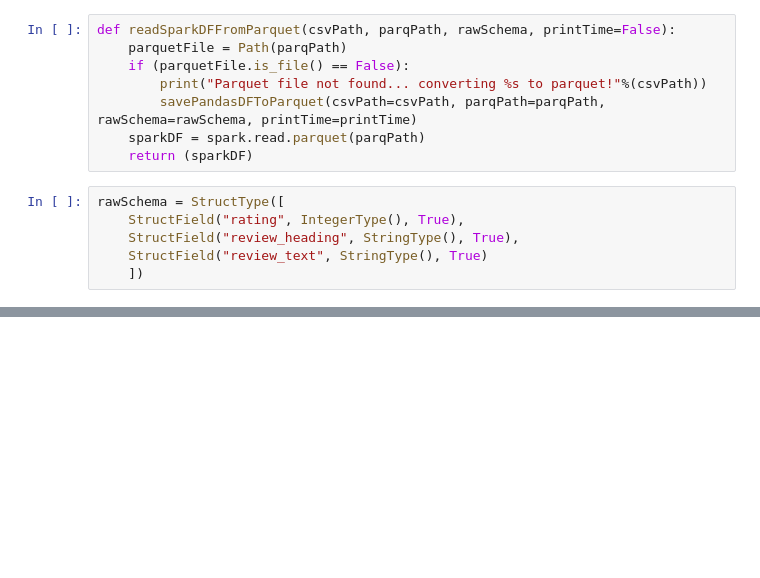
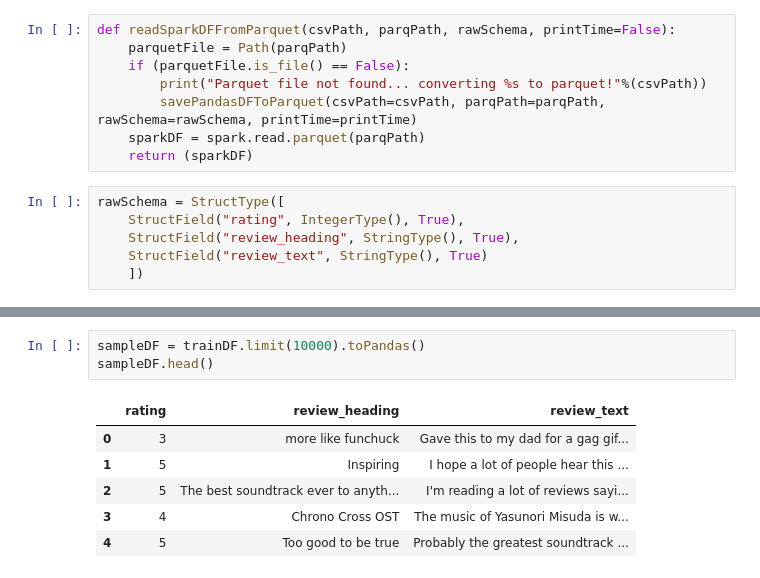
Before and after one commit to sinhars/IBM-Advanced-Data-Science-Capstone, a Jupyter notebook: [ibm-adv-data-science-capstone].etl.python.v1.ipynb, the cells around one changed output, grey strips where cells are left out. Drawn from its saved outputs; the diff is of its cells as text; blank space fills up the shorter version.

```diff
--- a/[ibm-adv-data-science-capstone].etl.python.v1.ipynb
+++ b/[ibm-adv-data-science-capstone].etl.python.v1.ipynb
@@ -84,3 +89,13 @@ Process time = 5.56 seconds.
 only showing top 5 rows
 
 Gave this to my dad for a gag gift after directing "Nunsense," he got a reall kick out of it!
+# %%
+sampleDF = trainDF.limit(10000).toPandas()
+sampleDF.head()
+# %% [output]
+|  | rating | review_heading | review_text |
+| 0 | 3 | more like funchuck | Gave this to my dad for a gag gif... |
+| 1 | 5 | Inspiring | I hope a lot of people hear this ... |
+| 2 | 5 | The best soundtrack ever to anyth... | I'm reading a lot of reviews sayi... |
+| 3 | 4 | Chrono Cross OST | The music of Yasunori Misuda is w... |
+| 4 | 5 | Too good to be true | Probably the greatest soundtrack ... |
```
Also changed, not shown: parts of 12 cells of this notebook.
